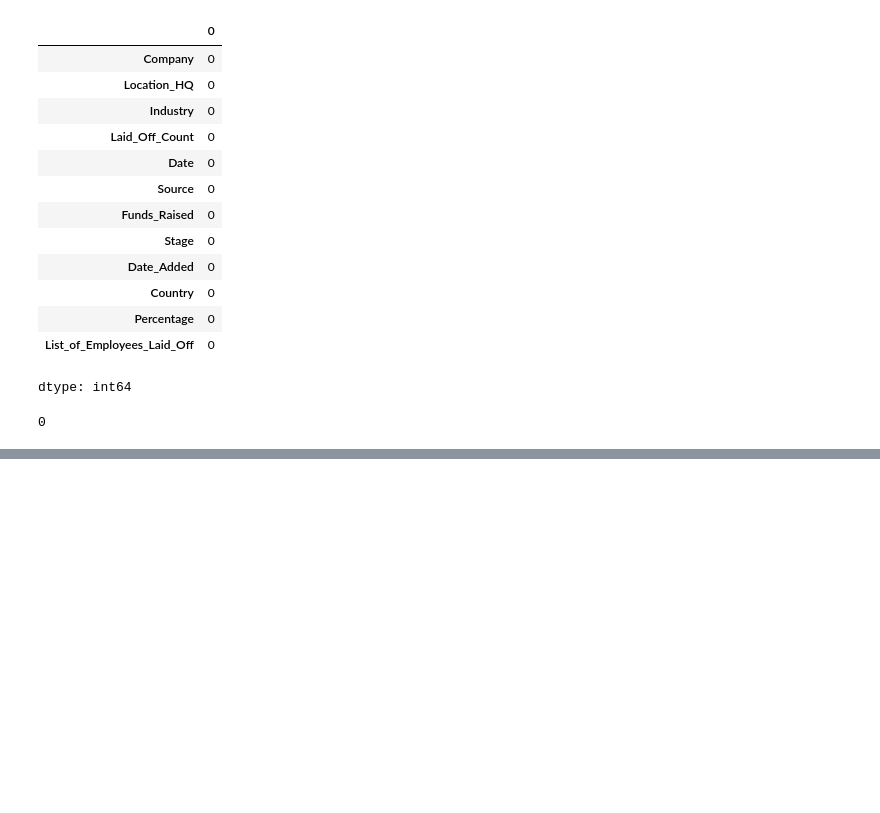
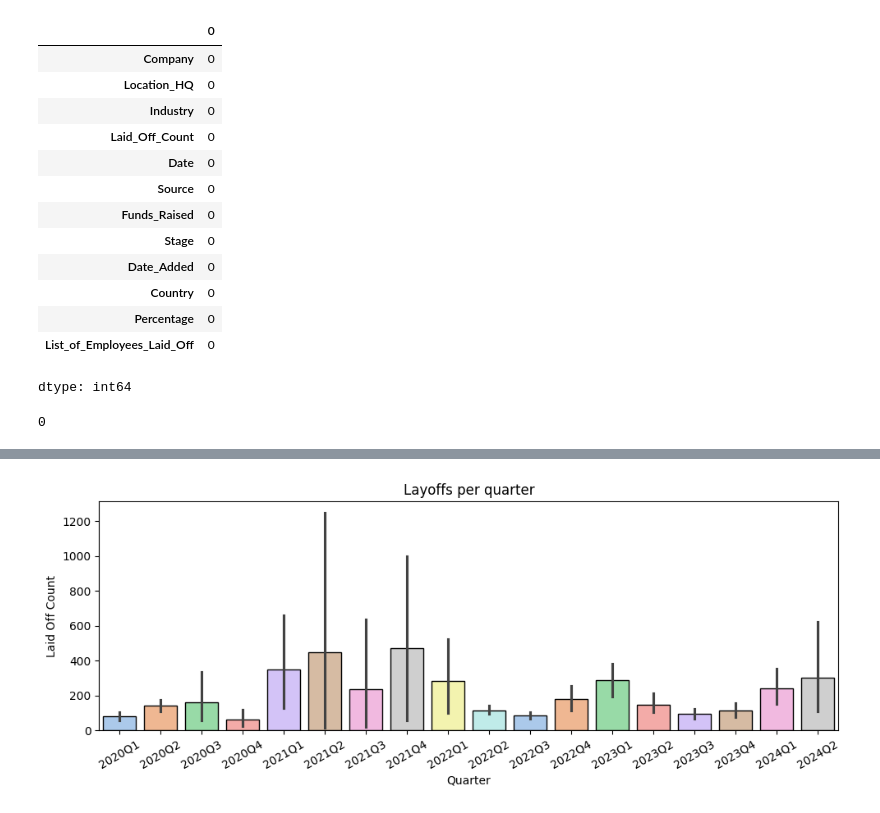
Before and after one commit to Shawn1yu/2020-2024-layoff_data_visualization, a Jupyter notebook: Layoff_Data_Visualization.ipynb, the cells around one changed output, grey strips where cells are left out. Saved outputs shown, nothing was run; the diff lists cells and outputs as text; code cells hidden in the pictures; blank space fills up the shorter version.

```diff
--- a/Layoff_Data_Visualization.ipynb
+++ b/Layoff_Data_Visualization.ipynb
@@ -442,0 +254,19 @@ plt.show()
+# %%
+fig, ax = plt.subplots(figsize=(10, 4))
+
+sns.barplot(
+    data=df.sort_values(by='quarter'),
+    x='quarter', y='Laid_Off_Count',
+    linewidth=1, edgecolor='black', palette='pastel', ax=ax
+)
+
+ax.set_title('Layoffs per quarter')
+ax.set_ylabel('Laid Off Count')
+ax.set_xlabel('Quarter')
+
+ax.tick_params(axis='x', rotation=30)
+
+plt.tight_layout()
+plt.show()
+# %% [output]
+[figure, added]
```
Also changed, not shown: parts of 41 cells of this notebook.
